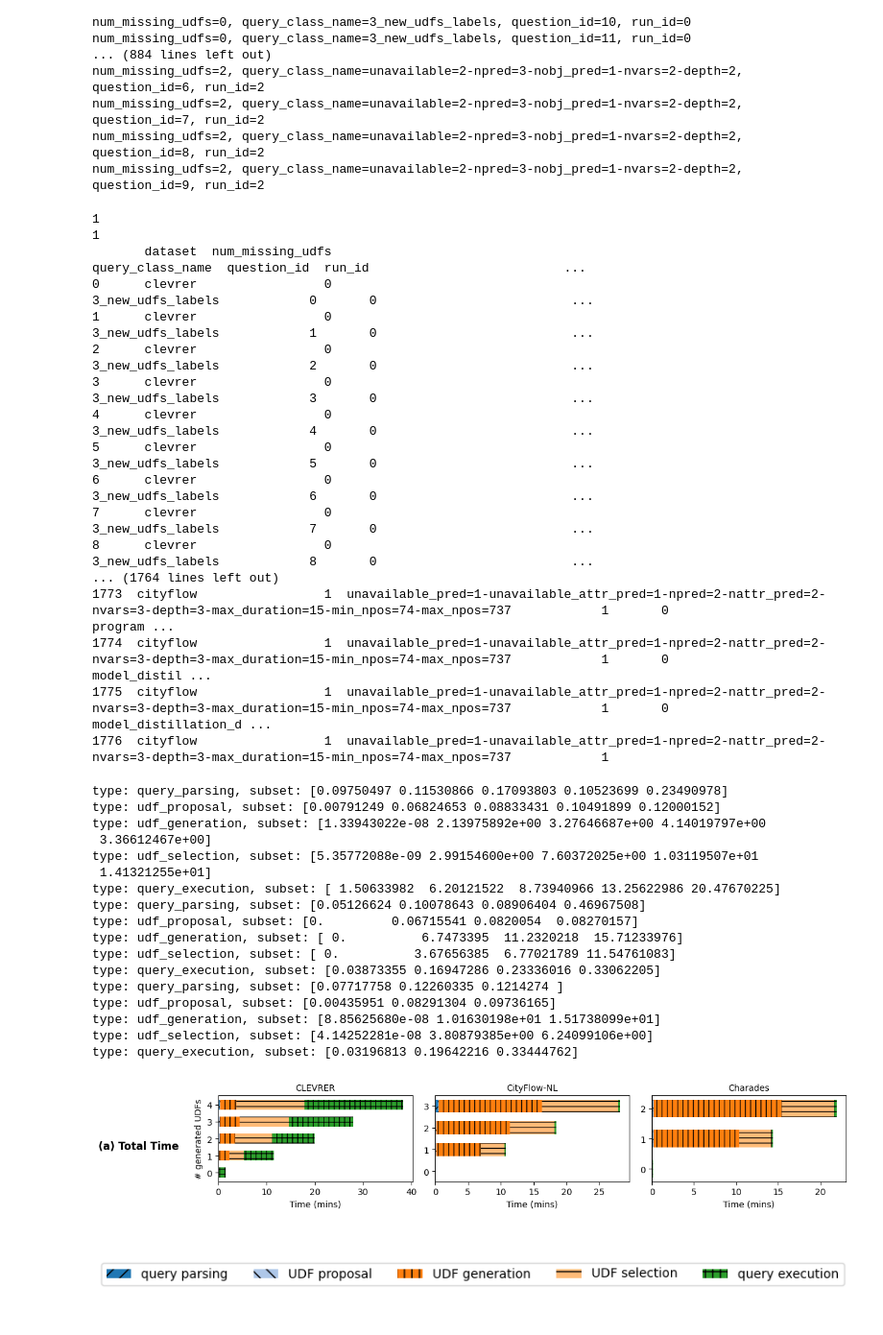
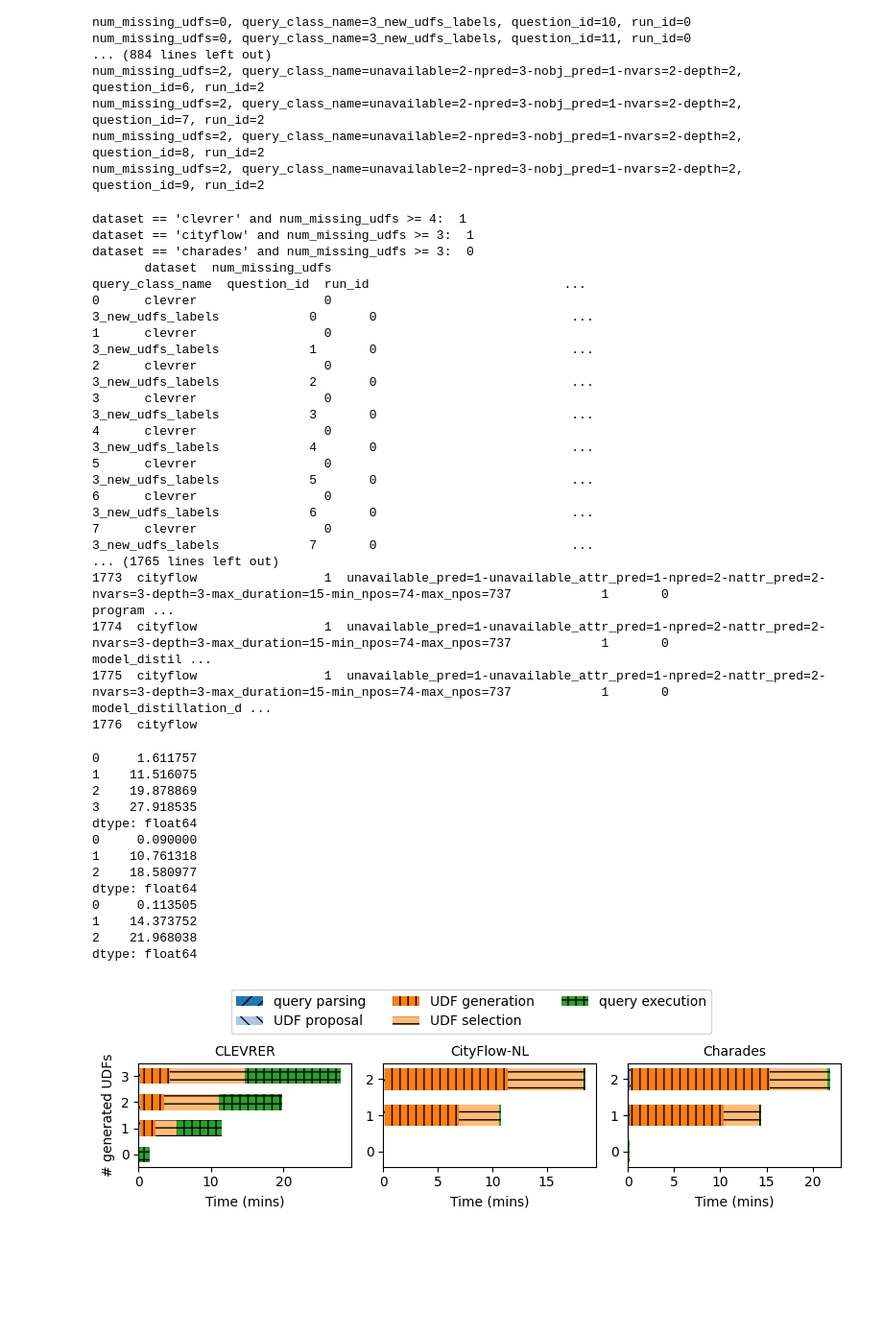
Before and after one commit to uwdb/VOCAL-UDF, a Jupyter notebook: experiments/analysis/execution_time.ipynb, the cells around one changed output. Shown at 96% size. Saved outputs shown, nothing was run; the diff lists cells and outputs as text; code cells hidden in the pictures; blank space fills up the shorter version.

```diff
--- a/experiments/analysis/execution_time.ipynb
+++ b/experiments/analysis/execution_time.ipynb
@@ -217,12 +217,14 @@ num_missing_udfs=2, query_class_name=unavailable=2-npred=3-nobj_pred=1-nvars=2-d
 num_missing_udfs=2, query_class_name=unavailable=2-npred=3-nobj_pred=1-nvars=2-depth=2, question_id=9, run_id=2
 # %%
 # count number of rows with dataset == "clevrer" and num_missing_udfs == 4
-print(total_time_df[(total_time_df["dataset"] == "clevrer") & (total_time_df["num_missing_udfs"] == 4)][["query_class_name", "question_id", "run_id"]].drop_duplicates().shape[0])
-print(total_time_df[(total_time_df["dataset"] == "cityflow") & (total_time_df["num_missing_udfs"] == 3)][["query_class_name", "question_id", "run_id"]].drop_duplicates().shape[0])
+print("dataset == 'clevrer' and num_missing_udfs >= 4: ", total_time_df[(total_time_df["dataset"] == "clevrer") & (total_time_df["num_missing_udfs"] >= 4)][["query_class_name", "question_id", "run_id"]].drop_duplicates().shape[0])
+print("dataset == 'cityflow' and num_missing_udfs >= 3: ", total_time_df[(total_time_df["dataset"] == "cityflow") & (total_time_df["num_missing_udfs"] >= 3)][["query_class_name", "question_id", "run_id"]].drop_duplicates().shape[0])
+print("dataset == 'charades' and num_missing_udfs >= 3: ", total_time_df[(total_time_df["dataset"] == "charades") & (total_time_df["num_missing_udfs"] >= 3)][["query_class_name", "question_id", "run_id"]].drop_duplicates().shape[0])
 print(udf_generation_time_df.to_string())
 # %% [output]
-1
-1
+dataset == 'clevrer' and num_missing_udfs >= 4:  1
+dataset == 'cityflow' and num_missing_udfs >= 3:  1
+dataset == 'charades' and num_missing_udfs >= 3:  0
        dataset  num_missing_udfs                                                                                                          query_class_name  question_id  run_id                          ...
 0      clevrer                 0                                                                                                         3_new_udfs_labels            0       0                          ...
 1      clevrer                 0                                                                                                         3_new_udfs_labels            1       0                          ...
@@ -232,12 +234,11 @@ print(udf_generation_time_df.to_string())
 5      clevrer                 0                                                                                                         3_new_udfs_labels            5       0                          ...
 6      clevrer                 0                                                                                                         3_new_udfs_labels            6       0                          ...
 7      clevrer                 0                                                                                                         3_new_udfs_labels            7       0                          ...
-8      clevrer                 0                                                                                                         3_new_udfs_labels            8       0                          ...
-... (1764 lines left out)
+... (1765 lines left out)
 1773  cityflow                 1  unavailable_pred=1-unavailable_attr_pred=1-npred=2-nattr_pred=2-nvars=3-depth=3-max_duration=15-min_npos=74-max_npos=737            1       0                  program ...
 1774  cityflow                 1  unavailable_pred=1-unavailable_attr_pred=1-npred=2-nattr_pred=2-nvars=3-depth=3-max_duration=15-min_npos=74-max_npos=737            1       0             model_distil ...
 1775  cityflow                 1  unavailable_pred=1-unavailable_attr_pred=1-npred=2-nattr_pred=2-nvars=3-depth=3-max_duration=15-min_npos=74-max_npos=737            1       0     model_distillation_d ...
-1776  cityflow                 1  unavailable_pred=1-unavailable_attr_pred=1-npred=2-nattr_pred=2-nvars=3-depth=3-max_duration=15-min_npos=74-max_npos=737            1
+1776  cityflow
 # %%
 # Sanity check
 # def sanity_check(df):
@@ -262,6 +263,10 @@ print(udf_generation_time_df.to_string())
 def plot_total_time_breakdown(ax, dataset, dataset_title, target_df, title_name, x_label):
     df_plot = target_df[(target_df["type"] != "total_generation") & (target_df["type"] != "resource_init")]
     df_plot = df_plot[df_plot["dataset"] == dataset]
+    if dataset == "clevrer":
+        df_plot = df_plot[df_plot["num_missing_udfs"] < 4]
+    elif dataset == "cityflow":
+        df_plot = df_plot[df_plot["num_missing_udfs"] < 3]
     df_plot = df_plot.drop(columns=["dataset"])
     df_plot = df_plot.groupby(["num_missing_udfs", "query_class_name", "question_id", "run_id", "type"])\
                      .agg({x_label: "sum"}).reset_index()
@@ -295,7 +300,7 @@ def plot_total_time_breakdown(ax, dataset, dataset_title, target_df, title_name,
             "model_distillation_data_labeling": "model: data labeling",
             "model_distillation_model_training": "model: model training",
             "model_distillation_active_learning": "model: active learning",
-            "other": "others"
+            "other": "other"
         }
     elif title_name == "cost":
         types = ["query_parser", "propose_udfs", "generate_program", "model_udf_data_labeling",
@@ -369,56 +374,48 @@ def plot_total_time_breakdown(ax, dataset, dataset_title, target_df, title_name,
         ax.set_xlabel('Time (mins)')
     else:
         ax.set_xlabel('Cost ($ USD)')
+    ax.set_ylabel('# generated UDFs')
     ax.set_title(dataset_title, fontsize=10)
 # %%
 # Main code to create subplots
 datasets = ["clevrer", "cityflow", "charades"]
 dataset_titles = ["CLEVRER", "CityFlow-NL", "Charades"]
-fig, axes = plt.subplots(1, 3, figsize=(12, 2.3))
+fig, axes = plt.subplots(1, 3, figsize=(8, 2))
 
 for ax, dataset, dataset_title in zip(axes, datasets, dataset_titles):
     plot_total_time_breakdown(ax, dataset, dataset_title, total_time_df, "total_time", "time")
 
 # Only set the y-axis label on the left-most subplot
-# axes[0].set_ylabel('# missing UDFs')
-axes[0].set_ylabel('# generated UDFs')
+for i in range(1, len(axes)):
+    axes[i].set_ylabel("")
 
-# Adjust layout and add the main title
-fig.tight_layout()
-fig.subplots_adjust(left=0.15)  # Adjust left to make space for the main title
-fig.text(-0.01, 0.5, '(a) Total Time', va='center', ha='left', fontsize=12, fontweight='bold')
+# Adjust layout and add the main title\
+# fig.subplots_adjust(left=0.15)  # Adjust left to make space for the main title
+# fig.text(-0.01, 0.5, '(a) Total Time', va='center', ha='left', fontsize=12, fontweight='bold')
 
 # Create the legend
 handles, labels = axes[0].get_legend_handles_labels()
-figLegend = plt.figure(figsize=(8, 1))
-figLegend.legend(handles, labels, loc='center', ncol=len(handles),
-                 prop={"size": 10}, fancybox=True, shadow=False)
-figLegend.savefig('figures/total_time_legend.pdf', bbox_inches='tight')
+fig.legend(handles, labels, loc='upper center', bbox_to_anchor=(0.5, 1.25), ncol=3, prop={"size": 10}, fancybox=True, shadow=False) # On the top
 
 # Save and show the combined figure
+fig.tight_layout()
 fig.savefig("figures/total_time.pdf", bbox_inches='tight')
-plt.gca().set_axis_off()
 plt.show()
 # %% [output]
-type: query_parsing, subset: [0.09750497 0.11530866 0.17093803 0.10523699 0.23490978]
-type: udf_proposal, subset: [0.00791249 0.06824653 0.08833431 0.10491899 0.12000152]
-type: udf_generation, subset: [1.33943022e-08 2.13975892e+00 3.27646687e+00 4.14019797e+00
- 3.36612467e+00]
-type: udf_selection, subset: [5.35772088e-09 2.99154600e+00 7.60372025e+00 1.03119507e+01
- 1.41321255e+01]
-type: query_execution, subset: [ 1.50633982  6.20121522  8.73940966 13.25622986 20.47670225]
-type: query_parsing, subset: [0.05126624 0.10078643 0.08906404 0.46967508]
-type: udf_proposal, subset: [0.         0.06715541 0.0820054  0.08270157]
-type: udf_generation, subset: [ 0.          6.7473395  11.2320218  15.71233976]
-type: udf_selection, subset: [ 0.          3.67656385  6.77021789 11.54761083]
-type: query_execution, subset: [0.03873355 0.16947286 0.23336016 0.33062205]
-type: query_parsing, subset: [0.07717758 0.12260335 0.1214274 ]
-type: udf_proposal, subset: [0.00435951 0.08291304 0.09736165]
-type: udf_generation, subset: [8.85625680e-08 1.01630198e+01 1.51738099e+01]
-type: udf_selection, subset: [4.14252281e-08 3.80879385e+00 6.24099106e+00]
-type: query_execution, subset: [0.03196813 0.19642216 0.33444762]
+0     1.611757
+1    11.516075
+2    19.878869
+3    27.918535
+dtype: float64
+0     0.090000
+1    10.761318
+2    18.580977
+dtype: float64
+0     0.113505
+1    14.373752
+2    21.968038
+dtype: float64
-[figure, old version]
+[figure, new version]
-[figure, removed]
 # %%
 # Main code to create subplots
 datasets = ["clevrer", "cityflow", "charades"]
```
Also changed, not shown: parts of 2 cells of this notebook, 29 other files.
